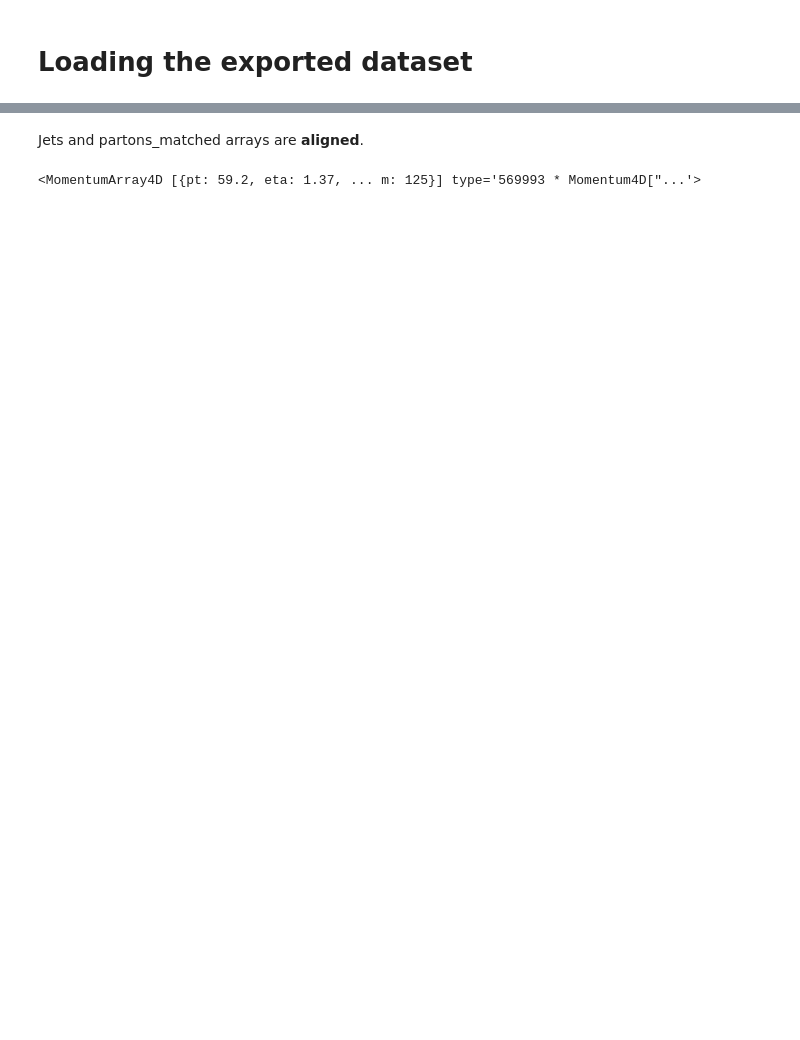
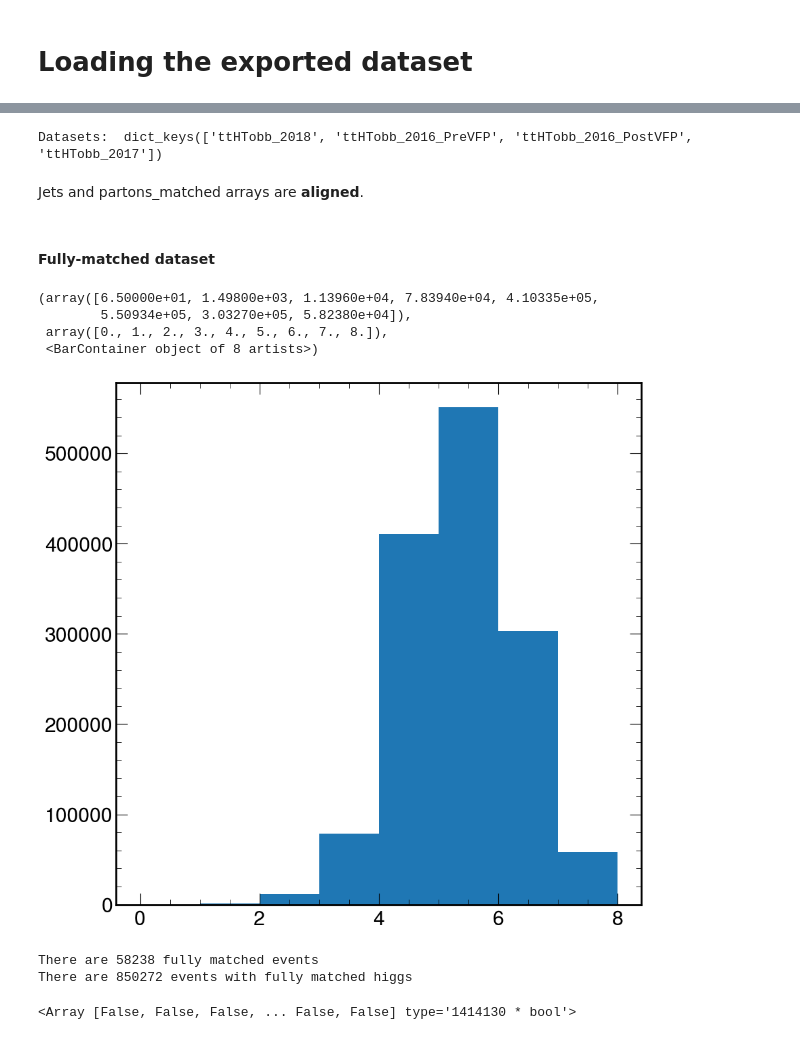
Before and after one commit to valsdav/ttHbb_jets_partons_studies, a Jupyter notebook: GenLevelDataset.ipynb, the cells around one changed output, grey strips where cells are left out. Cells and saved outputs as stored; diff of their text form; code cells hidden in the pictures; blank space fills up the shorter version.

Commit message:
New version of the GenLevelDataset with Full Run2

```diff
--- a/GenLevelDataset.ipynb
+++ b/GenLevelDataset.ipynb
@@ -34,5 +61,13 @@ df["sumw"]
+# %%
+datasets = df["sum_genweights"].keys()
+print("Datasets: ", datasets)
+# %% [output]
+Datasets:  dict_keys(['ttHTobb_2018', 'ttHTobb_2016_PreVFP', 'ttHTobb_2016_PostVFP', 'ttHTobb_2017'])
+# %%
+for dataset in datasets:
+    df["columns"]["ttHTobb"][dataset]["semilep_LHE"]["weight"] = column_accumulator(df["columns"]["ttHTobb"][dataset]["semilep_LHE"]["weight"].value / df["sum_genweights"][dataset])
 # %%
-cs = df["columns"]['ttHTobb']["semilep_LHE"]
+cs = accumulate([df["columns"]["ttHTobb"][dataset]["semilep_LHE"] for dataset in datasets])
 
 partons = ak.unflatten(ak.zip({"pt": cs["Parton_pt"].value,
                               "eta": cs["Parton_eta"].value,
@@ -130,4 +165,26 @@ ak.to_parquet(df, "/eos/user/d/dvalsecc/www/ttHbbAnalysis/training_dataset/all_j
-# %%
-higgs
-# %% [output]
-<MomentumArray4D [{pt: 59.2, eta: 1.37, ... m: 125}] type='569993 * Momentum4D["...'>
+# %% [markdown]
+#### Fully-matched dataset
+# %%
+N_matched_parton = ak.sum(~ak.is_none(partons_matched, axis=1), axis=1)
+N_matched_parton_higgs =  ak.sum(partons_matched.prov == 1, axis=1)
+# %%
+plt.hist(N_matched_parton, bins=8, range=(0, 8))
+# %% [output]
+(array([6.50000e+01, 1.49800e+03, 1.13960e+04, 7.83940e+04, 4.10335e+05,
+        5.50934e+05, 3.03270e+05, 5.82380e+04]),
+ array([0., 1., 2., 3., 4., 5., 6., 7., 8.]),
+ <BarContainer object of 8 artists>)
+[figure, added]
+# %%
+full_matched = (N_matched_parton == 7)
+higgs_matched = N_matched_parton_higgs == 2
+
+print(f"There are {ak.sum(full_matched)} fully matched events")
+print(f"There are {ak.sum(higgs_matched)} events with fully matched higgs")
+# %% [output]
+There are 58238 fully matched events
+There are 850272 events with fully matched higgs
+# %%
+full_matched
+# %% [output]
+<Array [False, False, False, ... False, False] type='1414130 * bool'>
```
Also changed, not shown: parts of 11 cells of this notebook, 1 other file.
